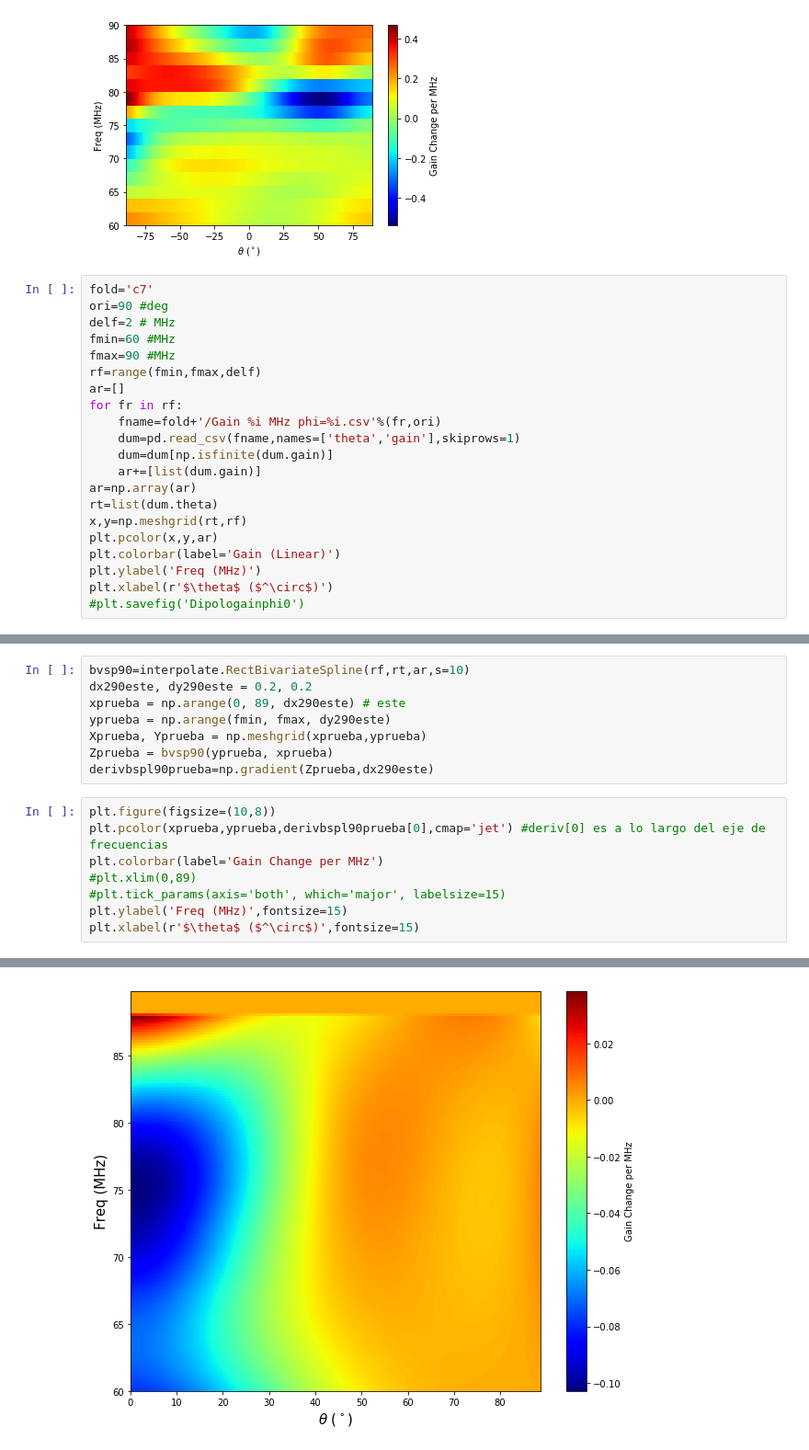
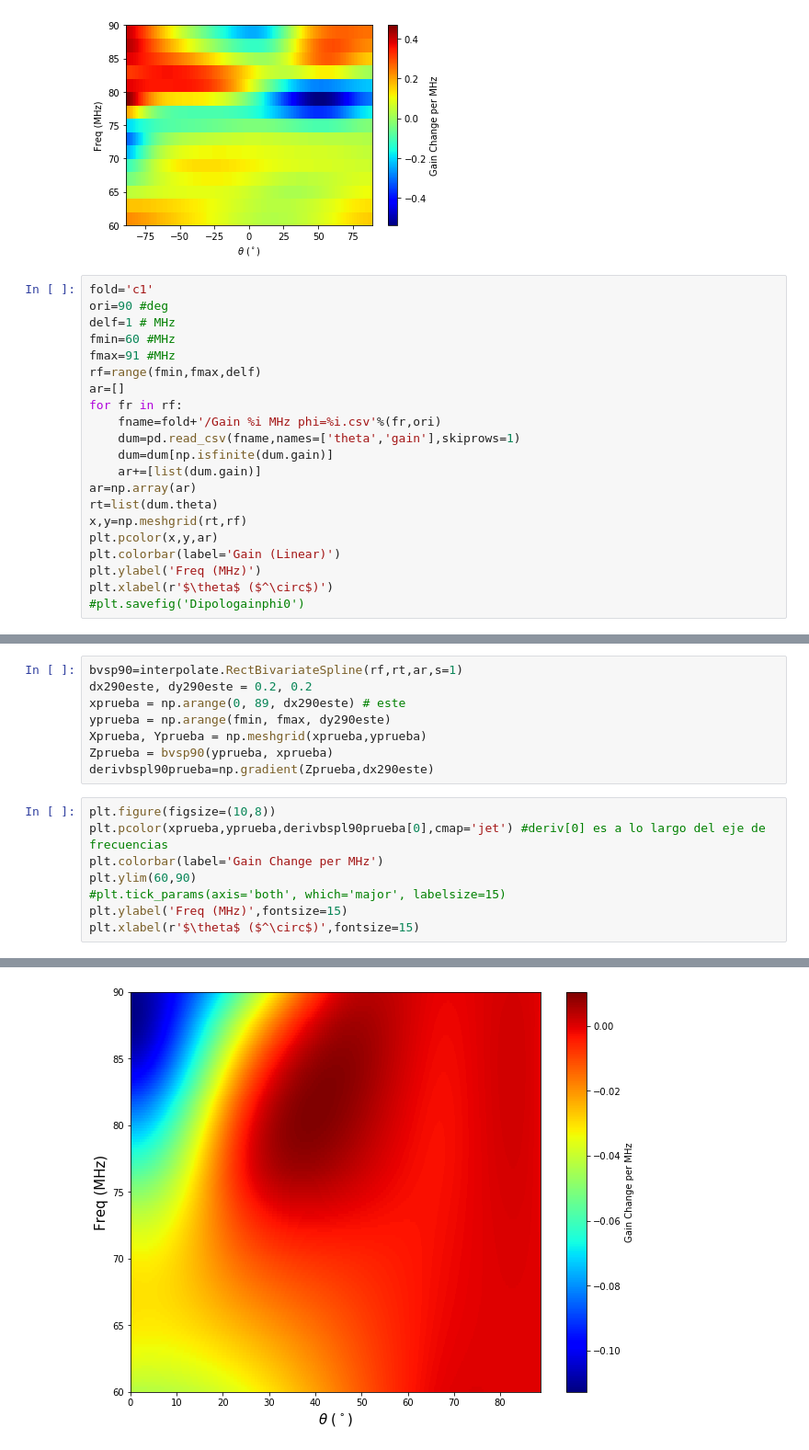
Before and after one commit to saint-germain/MIST, a Jupyter notebook: antennaplots.ipynb, the cells around one changed output, grey strips where cells are left out. Shown: that part at 92% size. Cells and saved outputs as stored; diff of their text form.

```diff
--- a/antennaplots.ipynb
+++ b/antennaplots.ipynb
@@ -81,11 +78,11 @@ plt.xlabel(r'$\theta$ ($^\circ$)')
 <matplotlib.text.Text at 0x...>
 [figure]
 # %%
-fold='c7'
+fold='c1'
 ori=90 #deg
-delf=2 # MHz
+delf=1 # MHz
 fmin=60 #MHz
-fmax=90 #MHz
+fmax=91 #MHz
 rf=range(fmin,fmax,delf)
 ar=[]
 for fr in rf:
@@ -117,5 +114,5 @@ plt.title('Orientation = '+str(ori)+" deg")
 # %%
-bvsp90=interpolate.RectBivariateSpline(rf,rt,ar,s=10)
+bvsp90=interpolate.RectBivariateSpline(rf,rt,ar,s=1)
 dx290este, dy290este = 0.2, 0.2
 xprueba = np.arange(0, 89, dx290este) # este
 yprueba = np.arange(fmin, fmax, dy290este)
@@ -125,11 +122,11 @@ derivbspl90prueba=np.gradient(Zprueba,dx290este)
 # %%
 plt.figure(figsize=(10,8))
 plt.pcolor(xprueba,yprueba,derivbspl90prueba[0],cmap='jet') #deriv[0] es a lo largo del eje de frecuencias
 plt.colorbar(label='Gain Change per MHz')
-#plt.xlim(0,89)
+plt.ylim(60,90)
 #plt.tick_params(axis='both', which='major', labelsize=15)
 plt.ylabel('Freq (MHz)',fontsize=15)
 plt.xlabel(r'$\theta$ ($^\circ$)',fontsize=15)
 # %% [output]
 <matplotlib.text.Text at 0x...>
-[figure, old version]
+[figure, new version]
```
Also changed, not shown: parts of 13 cells of this notebook, 3 other files.
